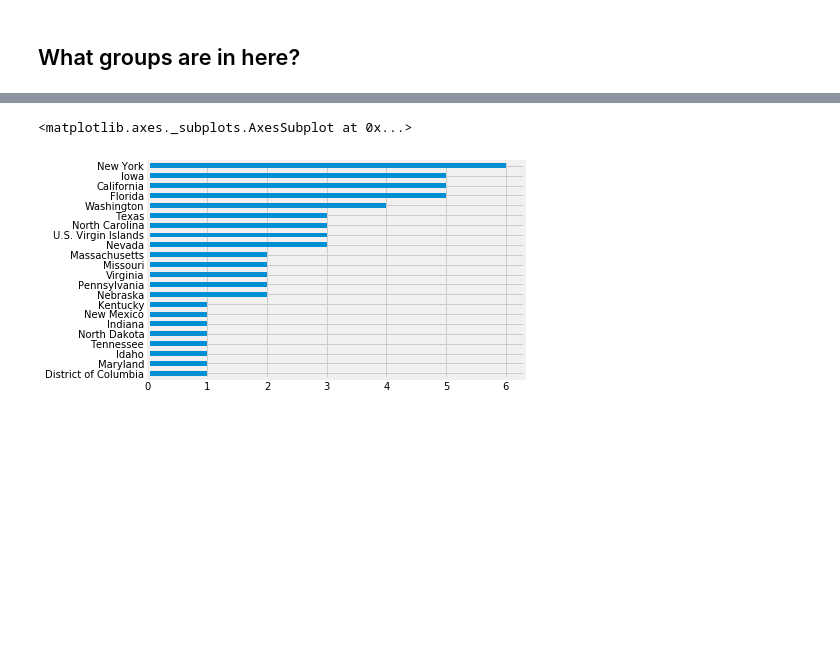
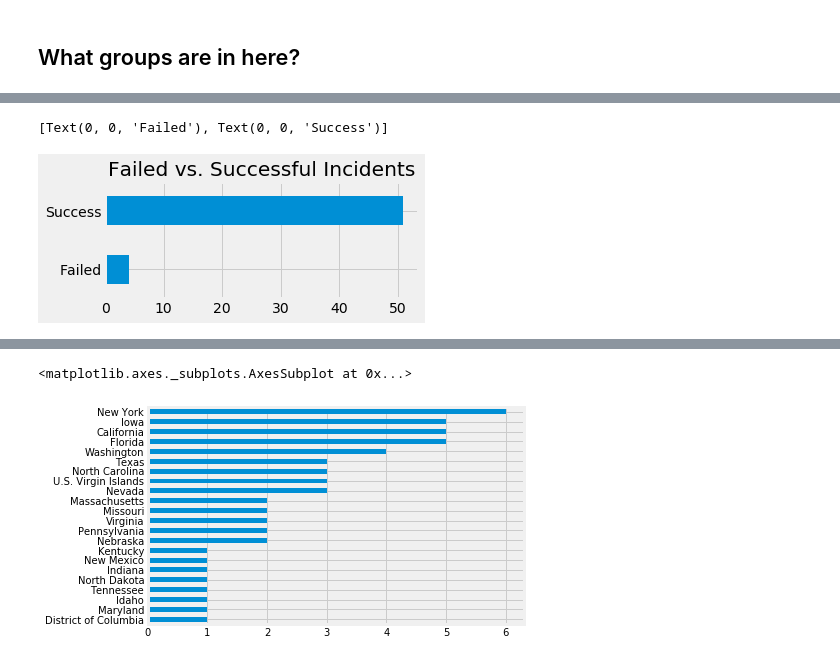
Before and after one commit to sawyerclick/portfolio, a Jupyter notebook: project/terrorism/terrorism.ipynb, the cells around one changed output, grey strips where cells are left out. Drawn from its saved outputs; the diff is of its cells as text; code cells hidden in the pictures; blank space fills up the shorter version.

```diff
--- a/project/terrorism/terrorism.ipynb
+++ b/project/terrorism/terrorism.ipynb
@@ -122,3 +108,10 @@ unknown.shape
+# %%
+ax = unknown.success.value_counts().sort_values().plot(kind='barh', figsize=(5,2))
+ax.set_title('Failed vs. Successful Incidents')
+ax.set_yticklabels(['Failed','Success'])
+# %% [output]
+[Text(0, 0, 'Failed'), Text(0, 0, 'Success')]
+[figure, added]
 # %%
 unknown.targtype1_txt.value_counts().sort_values().plot(kind='barh', title="What are the 'unknowns' attacking?")
 # %% [output]
```
Also changed, not shown: parts of 16 cells of this notebook, 2 other files.
